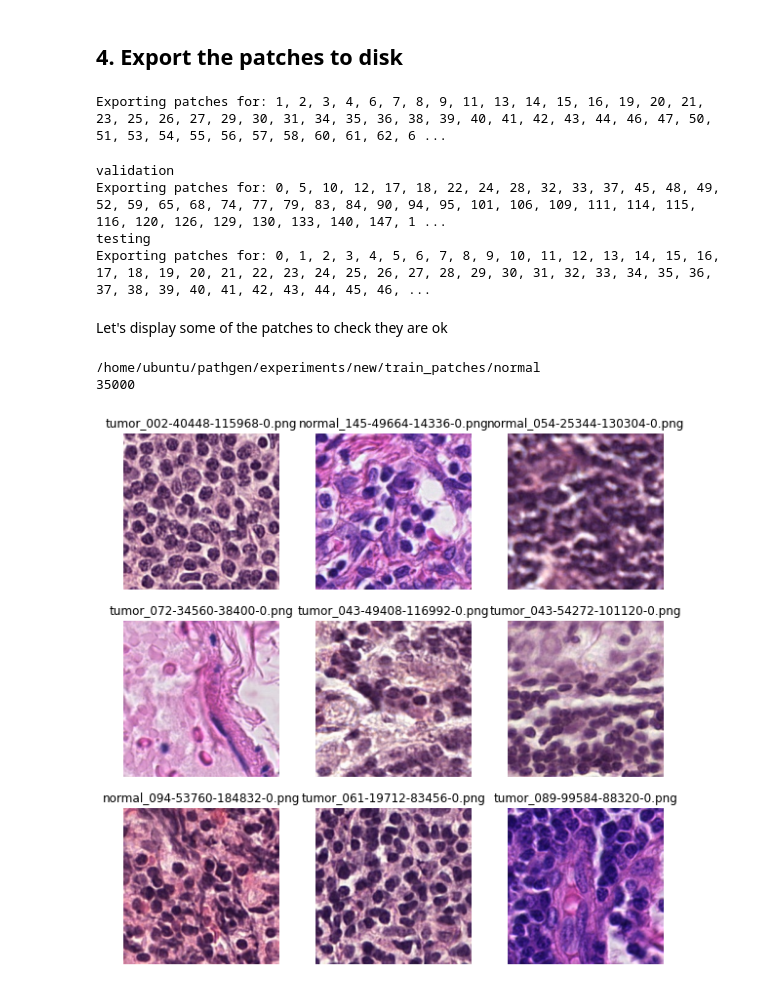
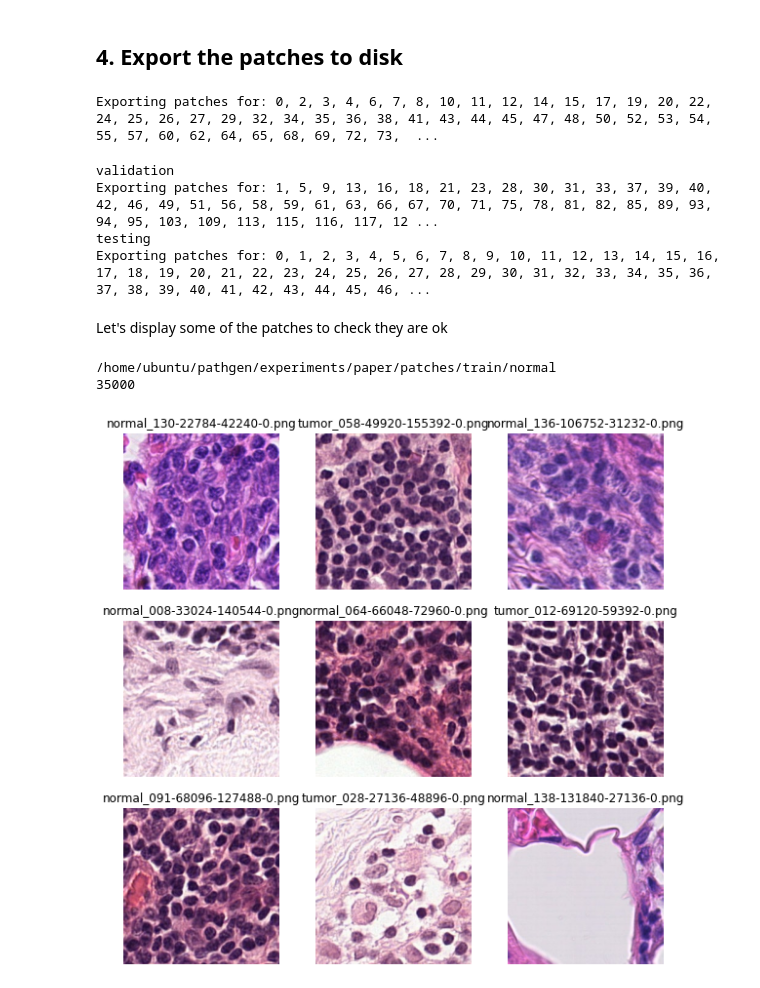
Before and after one commit to davemor/pathgen, a Jupyter notebook: notebooks/2-sample.ipynb, the cells around one changed output. Drawn from its saved outputs; the diff is of its cells as text; code cells hidden in the pictures.

```diff
--- a/notebooks/2-sample.ipynb
+++ b/notebooks/2-sample.ipynb
@@ -6,7 +6,7 @@ set_seed(global_seed)
 # %%
 from pathgen.utils.paths import project_root
 
-experiment_name = "new"
+experiment_name = "paper"
 experiment_root = project_root() / "experiments" / experiment_name
 # %% [markdown]
 ## 2. Sampling at a slide level
@@ -143,17 +143,17 @@ testing_samples.summary()
 # %% [markdown]
 ## 4. Export the patches to disk
 # %%
-training_samples.export(experiment_root / 'train_patches')
+training_samples.export(experiment_root / 'patches' / 'train')
 # %% [output]
-Exporting patches for: 1, 2, 3, 4, 6, 7, 8, 9, 11, 13, 14, 15, 16, 19, 20, 21, 23, 25, 26, 27, 29, 30, 31, 34, 35, 36, 38, 39, 40, 41, 42, 43, 44, 46, 47, 50, 51, 53, 54, 55, 56, 57, 58, 60, 61, 62, 6 ...
+Exporting patches for: 0, 2, 3, 4, 6, 7, 8, 10, 11, 12, 14, 15, 17, 19, 20, 22, 24, 25, 26, 27, 29, 32, 34, 35, 36, 38, 41, 43, 44, 45, 47, 48, 50, 52, 53, 54, 55, 57, 60, 62, 64, 65, 68, 69, 72, 73,  ...
 # %%
 print('validation')
-validation_samples.export(experiment_root / 'valid_patches')
+validation_samples.export(experiment_root / 'patches' / 'valid')
 print('testing')
-testing_samples.export(experiment_root / 'test_patches')
+testing_samples.export(experiment_root / 'patches' / 'test')
 # %% [output]
 validation
-Exporting patches for: 0, 5, 10, 12, 17, 18, 22, 24, 28, 32, 33, 37, 45, 48, 49, 52, 59, 65, 68, 74, 77, 79, 83, 84, 90, 94, 95, 101, 106, 109, 111, 114, 115, 116, 120, 126, 129, 130, 133, 140, 147, 1 ...
+Exporting patches for: 1, 5, 9, 13, 16, 18, 21, 23, 28, 30, 31, 33, 37, 39, 40, 42, 46, 49, 51, 56, 58, 59, 61, 63, 66, 67, 70, 71, 75, 78, 81, 82, 85, 89, 93, 94, 95, 103, 109, 113, 115, 116, 117, 12 ...
 testing
 Exporting patches for: 0, 1, 2, 3, 4, 5, 6, 7, 8, 9, 10, 11, 12, 13, 14, 15, 16, 17, 18, 19, 20, 21, 22, 23, 24, 25, 26, 27, 28, 29, 30, 31, 32, 33, 34, 35, 36, 37, 38, 39, 40, 41, 42, 43, 44, 45, 46, ...
 # %% [markdown]
@@ -193,10 +193,10 @@ def show_random_patches(source_dir: Path) -> None:
     plt.show()
     plt.close()
 # %%
-normal_train_patches_dir = experiment_root / 'train_patches' / 'normal'
+normal_train_patches_dir = experiment_root / 'patches' / 'train' / 'normal'
 show_random_patches(normal_train_patches_dir)
 # %% [output]
-/home/ubuntu/pathgen/experiments/new/train_patches/normal
+/home/ubuntu/pathgen/experiments/paper/patches/train/normal
 35000
-[figure, old version]
+[figure, new version]
 # %%
```
Also changed, not shown: parts of 6 cells of this notebook, 7 other files.
